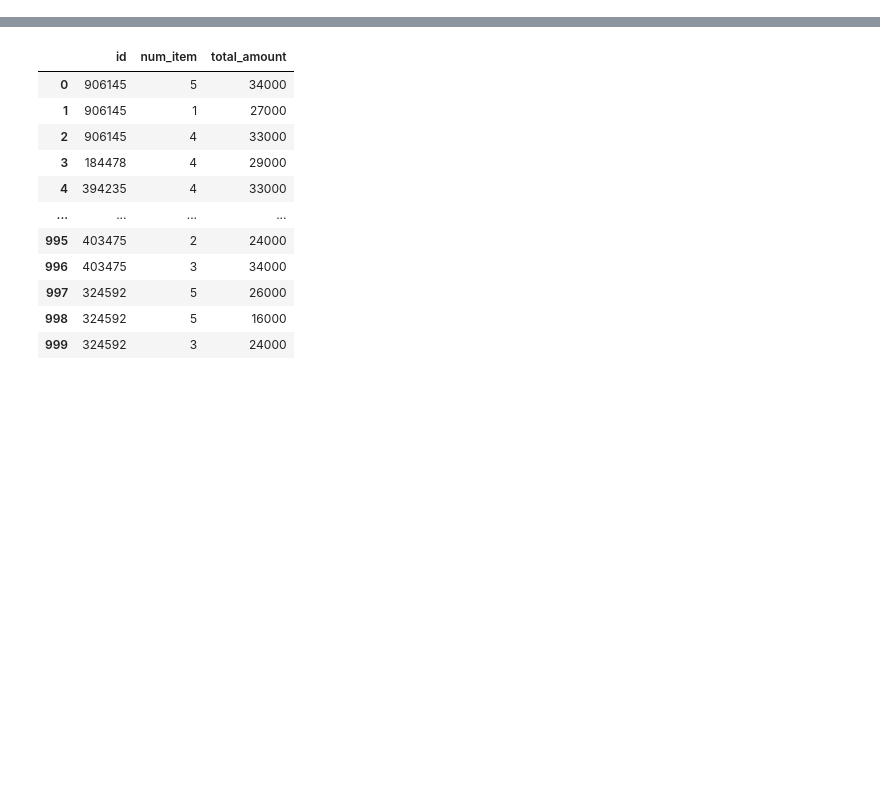
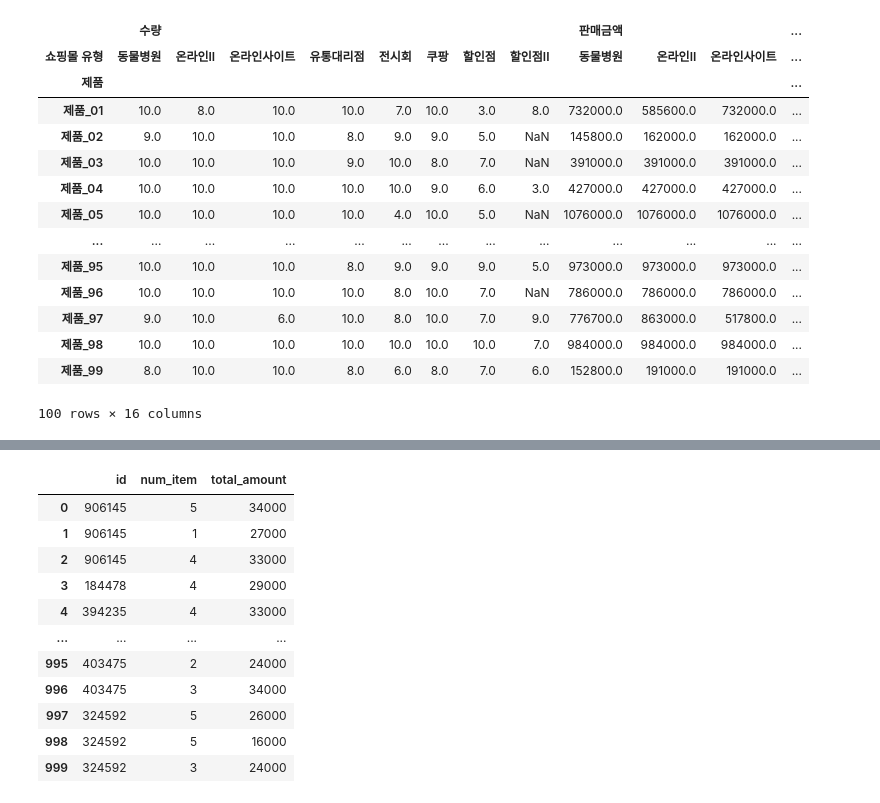
Before and after one commit to psuny1116/python-, a Jupyter notebook: describe, pivot_table, groupby, set_index, reset_index.ipynb, the cells around one changed output, grey strips where cells are left out. Drawn from its saved outputs; the diff is of its cells as text; code cells hidden in the pictures; blank space fills up the shorter version.

```diff
--- a/groupby, set_index.ipynb
+++ b/describe, pivot_table, groupby, set_index, reset_index.ipynb
@@ -0,0 +44,3 @@
+# %%
+df = pd.read_csv('온라인_판매기록.csv', encoding = 'cp949')
+df.head()
@@ -0,0 +76,23 @@
+# %%
+pt2 = pd.pivot_table(df,
+                    index = ['제품'],
+                    columns = ['쇼핑몰 유형'],
+                    values = ['판매금액', '수량'],
+                    aggfunc = 'max')
+pt2
+# %% [output]
+|  | 수량 |  |  |  |  |  |  |  | 판매금액 |  |  | ... |
+| 쇼핑몰 유형 | 동물병원 | 온라인II | 온라인사이트 | 유통대리점 | 전시회 | 쿠팡 | 할인점 | 할인점II | 동물병원 | 온라인II | 온라인사이트 | ... |
+| 제품 |  |  |  |  |  |  |  |  |  |  |  | ... |
+| 제품_01 | 10.0 | 8.0 | 10.0 | 10.0 | 7.0 | 10.0 | 3.0 | 8.0 | 732000.0 | 585600.0 | 732000.0 | ... |
+| 제품_02 | 9.0 | 10.0 | 10.0 | 8.0 | 9.0 | 9.0 | 5.0 | NaN | 145800.0 | 162000.0 | 162000.0 | ... |
+| 제품_03 | 10.0 | 10.0 | 10.0 | 9.0 | 10.0 | 8.0 | 7.0 | NaN | 391000.0 | 391000.0 | 391000.0 | ... |
+| 제품_04 | 10.0 | 10.0 | 10.0 | 10.0 | 10.0 | 9.0 | 6.0 | 3.0 | 427000.0 | 427000.0 | 427000.0 | ... |
+| 제품_05 | 10.0 | 10.0 | 10.0 | 10.0 | 4.0 | 10.0 | 5.0 | NaN | 1076000.0 | 1076000.0 | 1076000.0 | ... |
+| ... | ... | ... | ... | ... | ... | ... | ... | ... | ... | ... | ... | ... |
+| 제품_95 | 10.0 | 10.0 | 10.0 | 8.0 | 9.0 | 9.0 | 9.0 | 5.0 | 973000.0 | 973000.0 | 973000.0 | ... |
+| 제품_96 | 10.0 | 10.0 | 10.0 | 10.0 | 8.0 | 10.0 | 7.0 | NaN | 786000.0 | 786000.0 | 786000.0 | ... |
+| 제품_97 | 9.0 | 10.0 | 6.0 | 10.0 | 8.0 | 10.0 | 7.0 | 9.0 | 776700.0 | 863000.0 | 517800.0 | ... |
+| 제품_98 | 10.0 | 10.0 | 10.0 | 10.0 | 10.0 | 10.0 | 10.0 | 7.0 | 984000.0 | 984000.0 | 984000.0 | ... |
+| 제품_99 | 8.0 | 10.0 | 10.0 | 8.0 | 6.0 | 8.0 | 7.0 | 6.0 | 152800.0 | 191000.0 | 191000.0 | ... |
+100 rows × 16 columns
```
Also changed, not shown: parts of 18 cells of this notebook, 1 other file.
